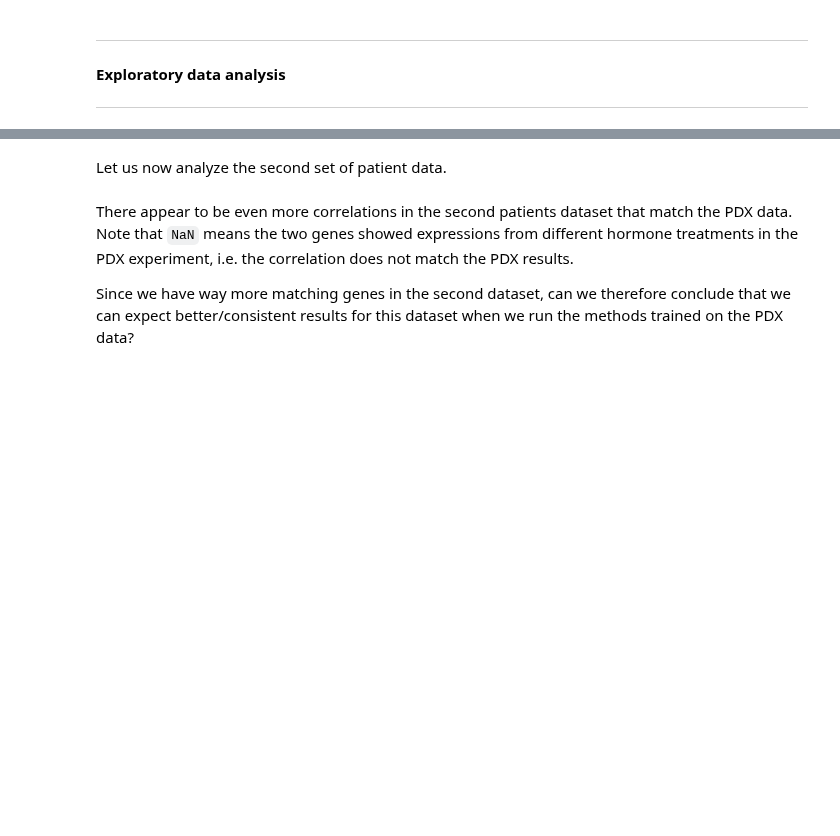
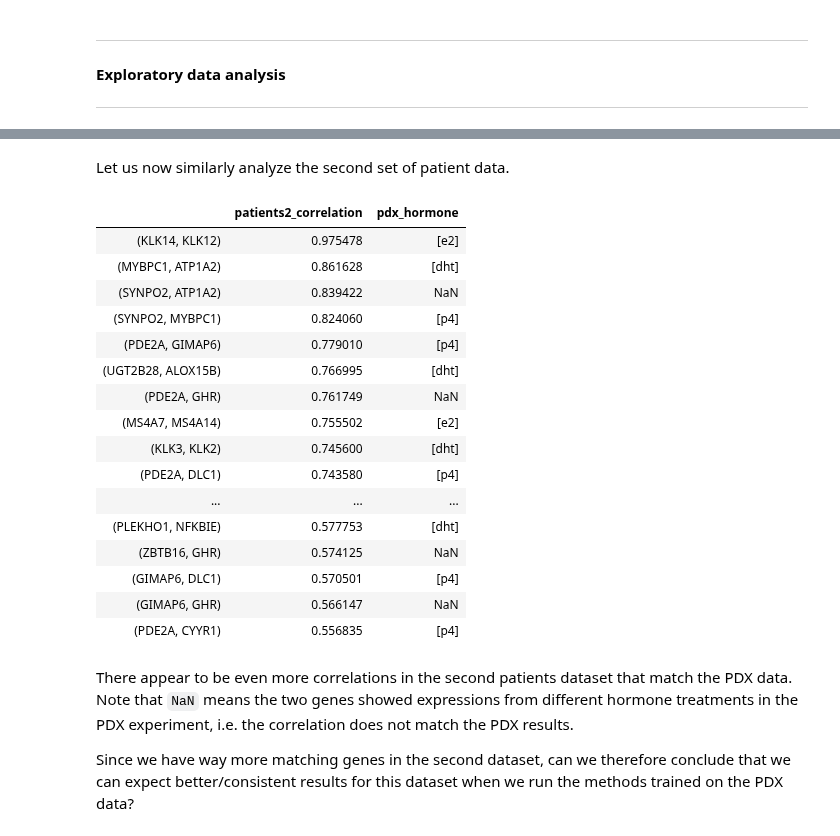
Before and after one commit to valentinoli/pdx, a Jupyter notebook: scripts/dataExploration.ipynb, the cells around one changed output, grey strips where cells are left out. Saved outputs shown, nothing was run; the diff lists cells and outputs as text; code cells hidden in the pictures; blank space fills up the shorter version.

```diff
--- a/scripts/dataExploration.ipynb
+++ b/scripts/dataExploration.ipynb
@@ -141,0 +170,2 @@ patients_genes_corr.sort_values(ascending=False, inplace=True)
+# %%
+genes_pairs = gene_pairs_per_treatment()
@@ -142,5 +204,5 @@ patients_genes_corr.sort_values(ascending=False, inplace=True)
 # %% [markdown]
-Let us now analyze the second set of patient data.
+Let us now similarly analyze the second set of patient data.
 # %%
 patients2_corr = patients2.corr()
 patients2_corr = df_to_tril(patients2_corr)
@@ -156,8 +215,26 @@ patients2_genes_corr.sort_values(ascending=False, inplace=True)
 # %%
 (
     pd.DataFrame(patients2_genes_corr)
-    .join(genes_matches)
+    .join(genes_pairs)
 )
+# %% [output]
+|  | patients2_correlation | pdx_hormone |
+| (KLK14, KLK12) | 0.975478 | [e2] |
+| (MYBPC1, ATP1A2) | 0.861628 | [dht] |
+| (SYNPO2, ATP1A2) | 0.839422 | NaN |
+| (SYNPO2, MYBPC1) | 0.824060 | [p4] |
+| (PDE2A, GIMAP6) | 0.779010 | [p4] |
+| (UGT2B28, ALOX15B) | 0.766995 | [dht] |
+| (PDE2A, GHR) | 0.761749 | NaN |
+| (MS4A7, MS4A14) | 0.755502 | [e2] |
+| (KLK3, KLK2) | 0.745600 | [dht] |
+| (PDE2A, DLC1) | 0.743580 | [p4] |
+| ... | ... | ... |
+| (PLEKHO1, NFKBIE) | 0.577753 | [dht] |
+| (ZBTB16, GHR) | 0.574125 | NaN |
+| (GIMAP6, DLC1) | 0.570501 | [p4] |
+| (GIMAP6, GHR) | 0.566147 | NaN |
+| (PDE2A, CYYR1) | 0.556835 | [p4] |
 # %% [markdown]
 There appear to be even more correlations in the second patients dataset that match the PDX data. Note that `NaN` means the two genes showed expressions from different hormone treatments in the PDX experiment, i.e. the correlation does not match the PDX results.
 
```
Also changed, not shown: parts of 35 cells of this notebook, 2 other files.
